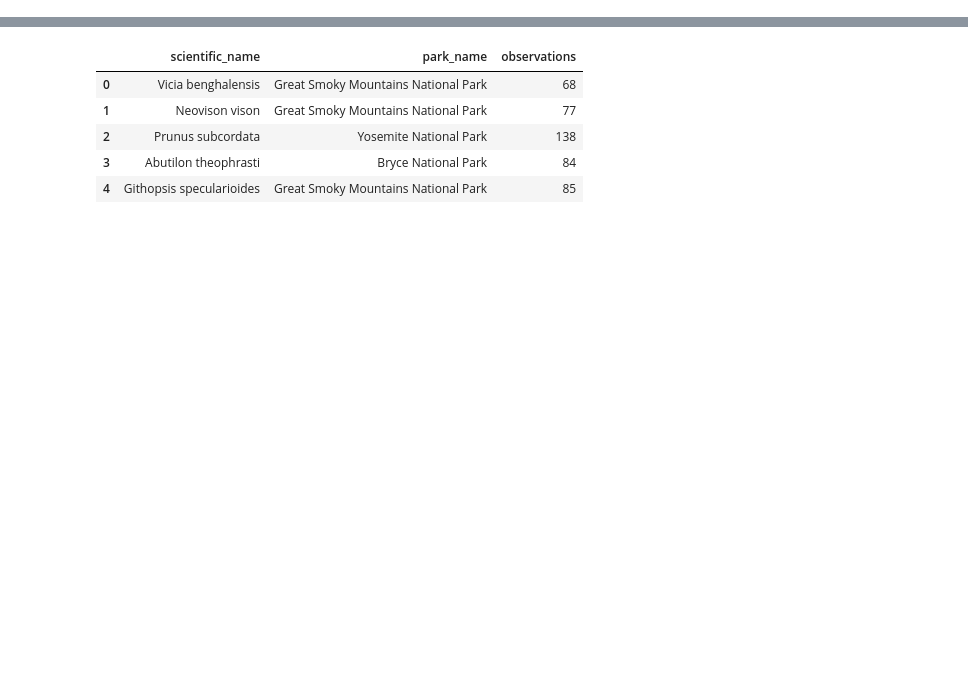
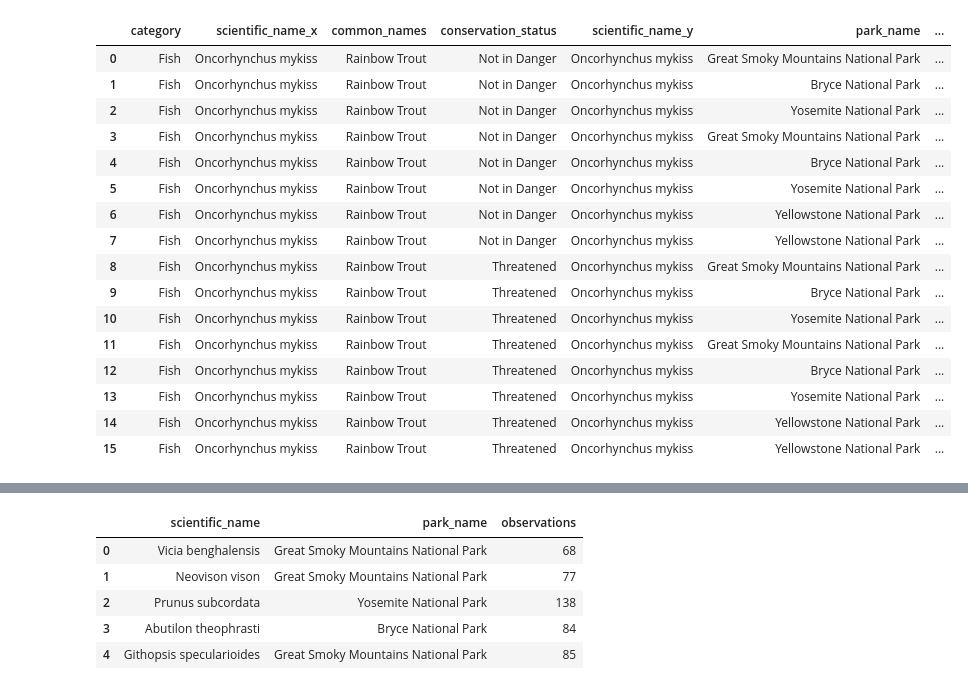
Before and after one commit to rj-pal/Biodiversity, a Jupyter notebook: biodiversity.ipynb, the cells around one changed output, grey strips where cells are left out. Cells and saved outputs as stored; diff of their text form; code cells hidden in the pictures; blank space fills up the shorter version.

```diff
--- a/biodiversity.ipynb
+++ b/biodiversity.ipynb
@@ -15,0 +493,6 @@ species.head()
+# %%
+back_up = species.copy()
+# %%
+species = back_up
+species.sort_values(by=['scientific_name', 'common_names'], inplace=True)
+species.reset_index(drop=True, inplace=True)
@@ -15,0 +674,3 @@ species.head()
+# %%
+trout_ob = observations[observations.scientific_name == 'Oncorhynchus mykiss'].sort_values(by='observations')
+trout_sp = species[species.scientific_name == 'Oncorhynchus mykiss']
@@ -15,0 +695,22 @@ species.head()
+# %%
+trout = pd.merge(trout_sp, trout_ob, how='cross')
+# %%
+trout[(trout.conservation_status.isna()) & (trout.observations > 200) | ~trout.conservation_status.isna()]
+# %% [output]
+|  | category | scientific_name_x | common_names | conservation_status | scientific_name_y | park_name | ... |
+| 0 | Fish | Oncorhynchus mykiss | Rainbow Trout | Not in Danger | Oncorhynchus mykiss | Great Smoky Mountains National Park | ... |
+| 1 | Fish | Oncorhynchus mykiss | Rainbow Trout | Not in Danger | Oncorhynchus mykiss | Bryce National Park | ... |
+| 2 | Fish | Oncorhynchus mykiss | Rainbow Trout | Not in Danger | Oncorhynchus mykiss | Yosemite National Park | ... |
+| 3 | Fish | Oncorhynchus mykiss | Rainbow Trout | Not in Danger | Oncorhynchus mykiss | Great Smoky Mountains National Park | ... |
+| 4 | Fish | Oncorhynchus mykiss | Rainbow Trout | Not in Danger | Oncorhynchus mykiss | Bryce National Park | ... |
+| 5 | Fish | Oncorhynchus mykiss | Rainbow Trout | Not in Danger | Oncorhynchus mykiss | Yosemite National Park | ... |
+| 6 | Fish | Oncorhynchus mykiss | Rainbow Trout | Not in Danger | Oncorhynchus mykiss | Yellowstone National Park | ... |
+| 7 | Fish | Oncorhynchus mykiss | Rainbow Trout | Not in Danger | Oncorhynchus mykiss | Yellowstone National Park | ... |
+| 8 | Fish | Oncorhynchus mykiss | Rainbow Trout | Threatened | Oncorhynchus mykiss | Great Smoky Mountains National Park | ... |
+| 9 | Fish | Oncorhynchus mykiss | Rainbow Trout | Threatened | Oncorhynchus mykiss | Bryce National Park | ... |
+| 10 | Fish | Oncorhynchus mykiss | Rainbow Trout | Threatened | Oncorhynchus mykiss | Yosemite National Park | ... |
+| 11 | Fish | Oncorhynchus mykiss | Rainbow Trout | Threatened | Oncorhynchus mykiss | Great Smoky Mountains National Park | ... |
+| 12 | Fish | Oncorhynchus mykiss | Rainbow Trout | Threatened | Oncorhynchus mykiss | Bryce National Park | ... |
+| 13 | Fish | Oncorhynchus mykiss | Rainbow Trout | Threatened | Oncorhynchus mykiss | Yosemite National Park | ... |
+| 14 | Fish | Oncorhynchus mykiss | Rainbow Trout | Threatened | Oncorhynchus mykiss | Yellowstone National Park | ... |
+| 15 | Fish | Oncorhynchus mykiss | Rainbow Trout | Threatened | Oncorhynchus mykiss | Yellowstone National Park | ... |
```
Also changed, not shown: parts of 127 cells of this notebook.
